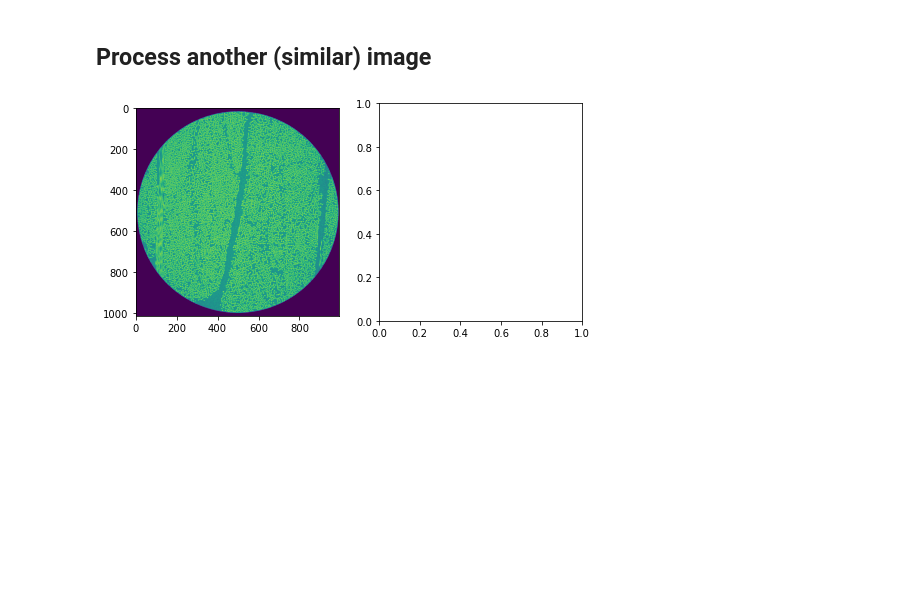
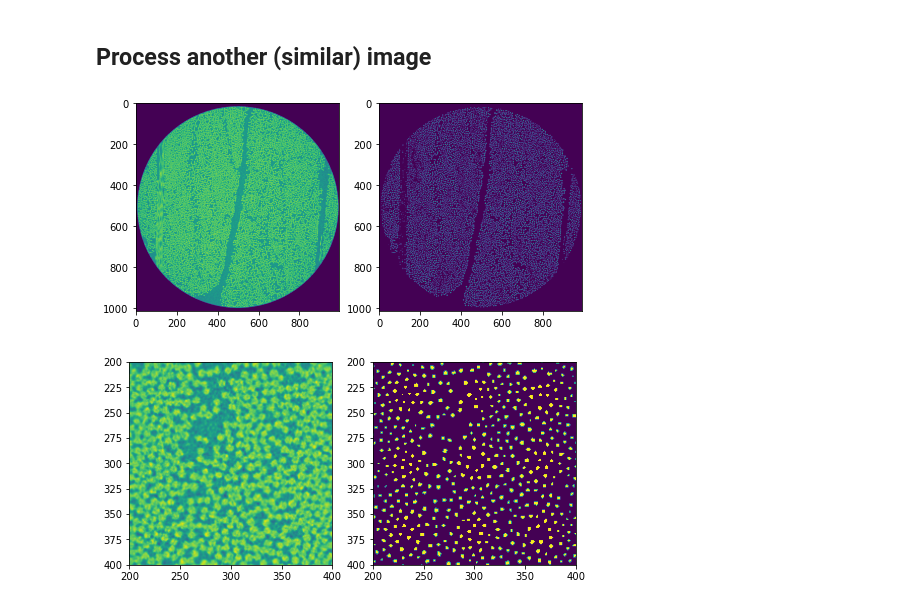
Before and after one commit to vedranaa/insegtpy, a Jupyter notebook: notebooks/Patch-based non-interactive fibre segmentation.ipynb, the cells around one changed output. Cells and saved outputs as stored; diff of their text form; code cells hidden in the pictures; blank space fills up the shorter version.

```diff
--- a/notebooks/Patch-based non-interactive fibre segmentation.ipynb
+++ b/notebooks/Patch-based non-interactive fibre segmentation.ipynb
@@ -50,14 +53,25 @@ plt.show()
 # %%
 url = 'https://qim.compute.dtu.dk/data-repository/InSegt_data/2D/glass0064.png'
 image = np.array(PIL.Image.open(urllib.request.urlopen(url)))
 
-# TODO
-#prob = model.new_image_to_prob(image)
-#seg = insegtpy.utils.segment_probabilities(prob)
+#image = np.array(PIL.Image.open('../data/glass0064.png'))
+
+prob = model.new_image_to_prob(image)
+seg = insegtpy.utils.segment_probabilities(prob)
 
 fig, ax = plt.subplots(1,2, figsize=(8,4))
 ax[0].imshow(image)
-#ax[1].imshow(seg)
+ax[1].imshow(seg)
+
+fig, ax = plt.subplots(1,2, figsize=(8,4))
+ax[0].imshow(image)
+ax[0].set_xlim(200, 400)
+ax[0].set_ylim(400, 200)
+ax[1].imshow(seg)
+ax[1].set_xlim(200, 400)
+ax[1].set_ylim(400, 200)
 plt.show()
+plt.show()
 # %% [output]
-[figure, old version]
+[figure, new version]
+[figure, added]
```
Also changed, not shown: parts of 2 cells of this notebook, 2 other files.
